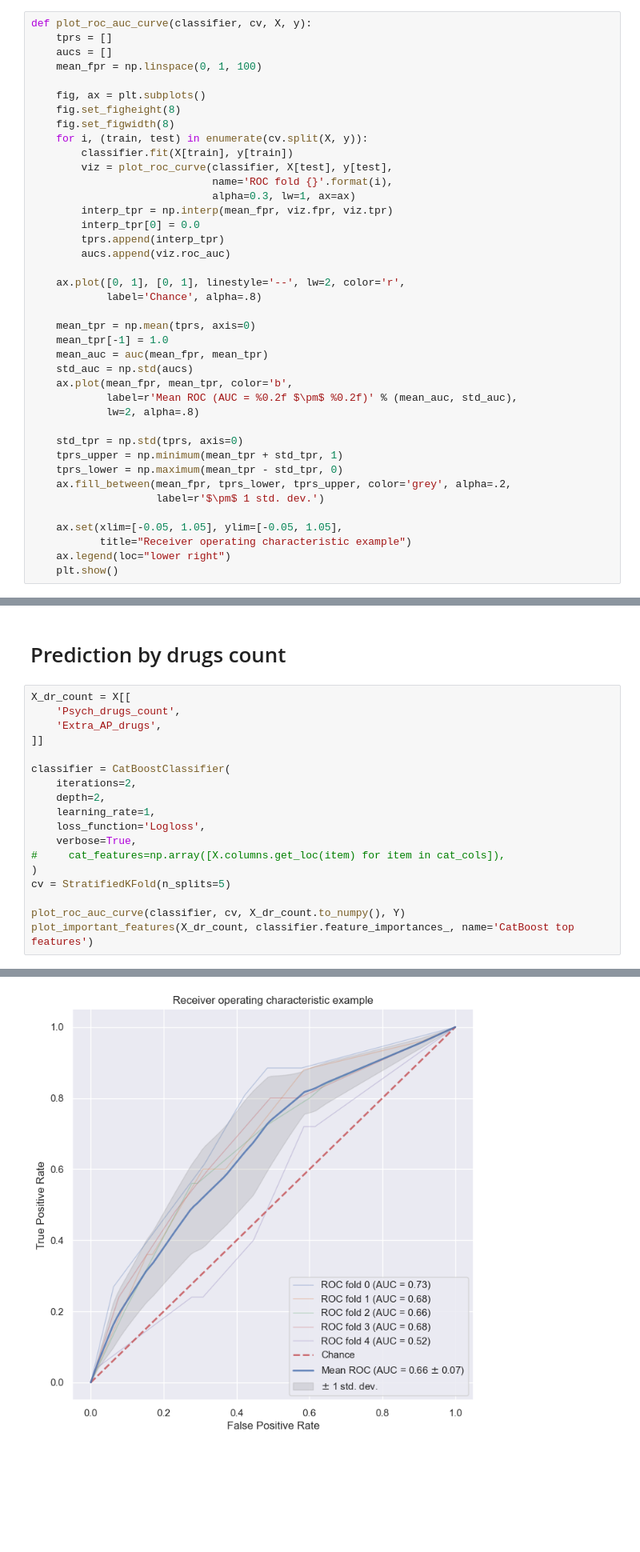
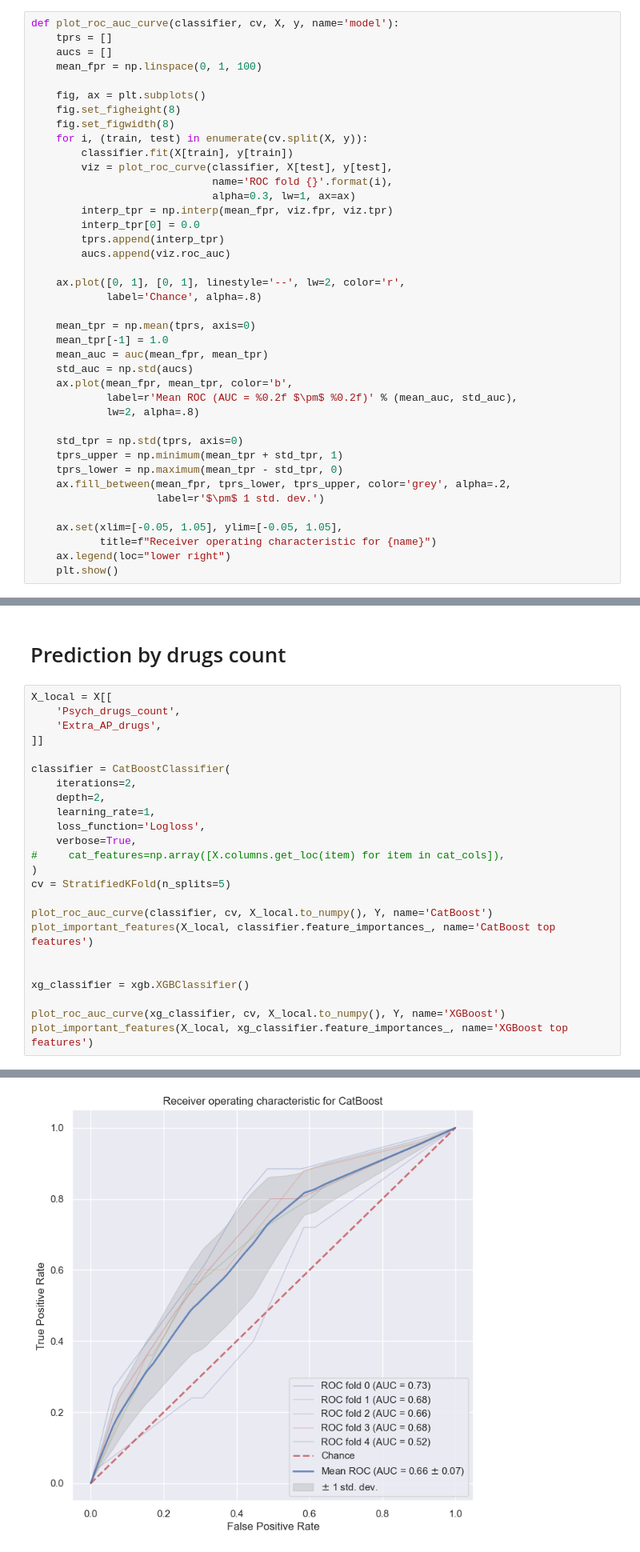
Before and after one commit to AlexShein/anticoagulants, a Jupyter notebook: Antipsychotics2/AdverseDrugEffectsAnalysis.ipynb, the cells around one changed output, grey strips where cells are left out. Shown at 80% size. Saved outputs shown, nothing was run; the diff lists cells and outputs as text; blank space fills up the shorter version.

```diff
--- a/Antipsychotics2/AdverseDrugEffectsAnalysis.ipynb
+++ b/Antipsychotics2/AdverseDrugEffectsAnalysis.ipynb
@@ -365,7 +361,7 @@ def plot_important_features(X, coefficients, name, normalize=True):
 # %% [markdown]
 # ROC AUC Curve plot logic
 # %%
-def plot_roc_auc_curve(classifier, cv, X, y):
+def plot_roc_auc_curve(classifier, cv, X, y, name='model'):
     tprs = []
     aucs = []
     mean_fpr = np.linspace(0, 1, 100)
@@ -401,7 +397,7 @@ def plot_roc_auc_curve(classifier, cv, X, y):
                     label=r'$\pm$ 1 std. dev.')
 
     ax.set(xlim=[-0.05, 1.05], ylim=[-0.05, 1.05],
-           title="Receiver operating characteristic example")
+           title=f"Receiver operating characteristic for {name}")
     ax.legend(loc="lower right")
     plt.show()
 # %% [markdown]
@@ -475,7 +503,7 @@ plot_important_features(X_local, classifier.feature_importances_, name='CatBoost
 # %% [markdown]
 # Prediction by drugs count
 # %%
-X_dr_count = X[[
+X_local = X[[
     'Psych_drugs_count',
     'Extra_AP_drugs',
 ]]
@@ -490,6 +518,12 @@ classifier = CatBoostClassifier(
 )
 cv = StratifiedKFold(n_splits=5)
 
-plot_roc_auc_curve(classifier, cv, X_dr_count.to_numpy(), Y)
-plot_important_features(X_dr_count, classifier.feature_importances_, name='CatBoost top features')
+plot_roc_auc_curve(classifier, cv, X_local.to_numpy(), Y, name='CatBoost')
+plot_important_features(X_local, classifier.feature_importances_, name='CatBoost top features')
+
+
+xg_classifier = xgb.XGBClassifier()
+
+plot_roc_auc_curve(xg_classifier, cv, X_local.to_numpy(), Y, name='XGBoost')
+plot_important_features(X_local, xg_classifier.feature_importances_, name='XGBoost top features')
 # %% [output]
@@ -506,3 +540,3 @@ plot_important_features(X_dr_count, classifier.feature_importances_, name='CatBo
-[figure, old version]
+[figure, new version]
 [figure]
 <Figure size 1000x700 with 0 Axes>
```
Also changed, not shown: parts of 10 cells of this notebook, 3 other files.
